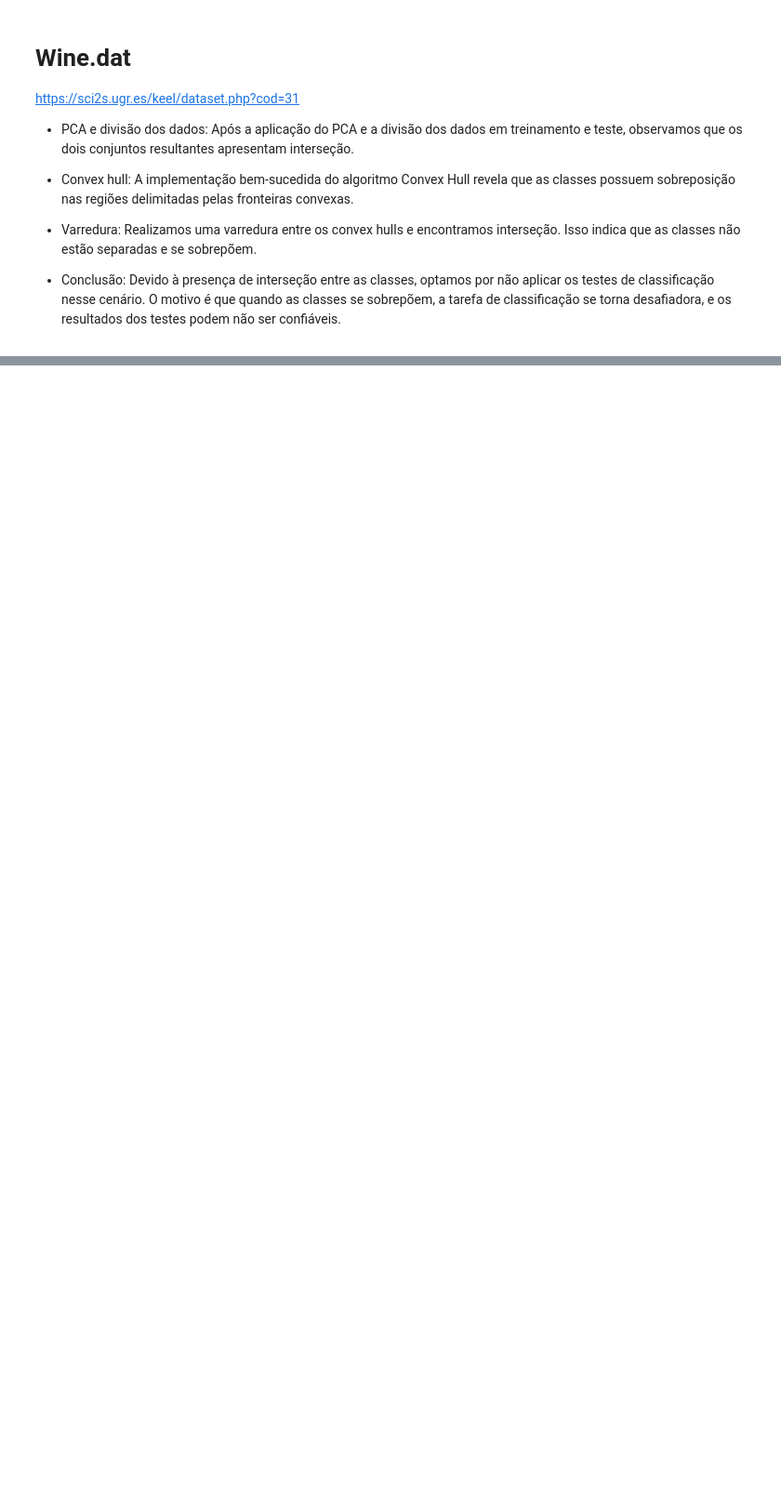
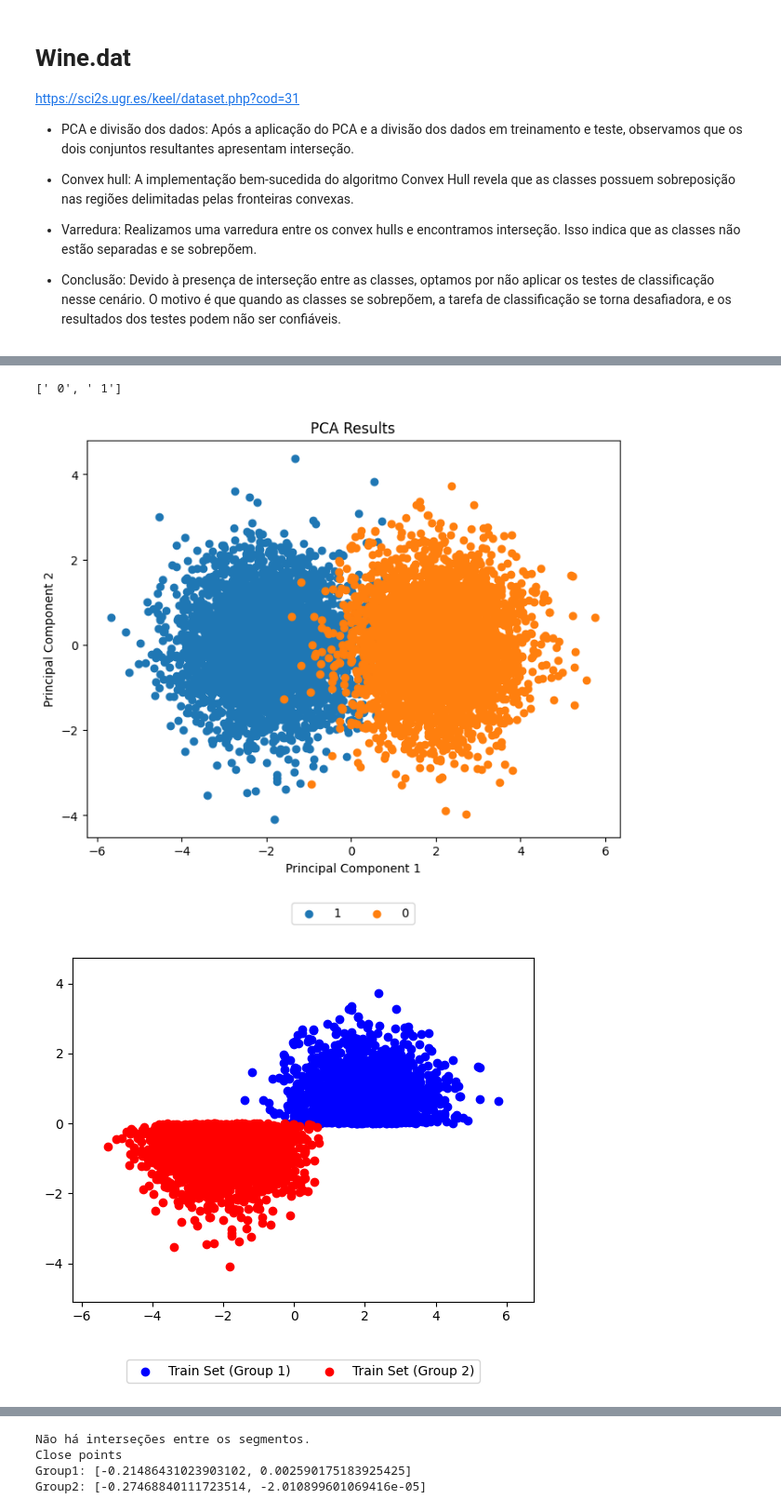
Before and after one commit to LeoOMaia/ALG-2, a Jupyter notebook: AlgoritmosII.ipynb, the cells around one changed output, grey strips where cells are left out. Shown at 93% size. Cells and saved outputs as stored; diff of their text form; code cells hidden in the pictures; blank space fills up the shorter version.

```diff
--- a/AlgoritmosII.ipynb
+++ b/AlgoritmosII.ipynb
@@ -776,0 +806,6 @@ F1: 1.0
+# %%
+p_analisa_dataset("sample_data/twonorm.dat", 0, "y")
+# %% [output]
+[' 0', ' 1']
+[figure, added]
+[figure, added]
@@ -776,0 +813,4 @@ F1: 1.0
+Não há interseções entre os segmentos.
+Close points
+Group1: [-0.21486431023903102, 0.002590175183925425]
+Group2: [-0.27468840111723514, -2.010899601069416e-05]
```
Also changed, not shown: parts of 15 cells of this notebook, 4 other files.
